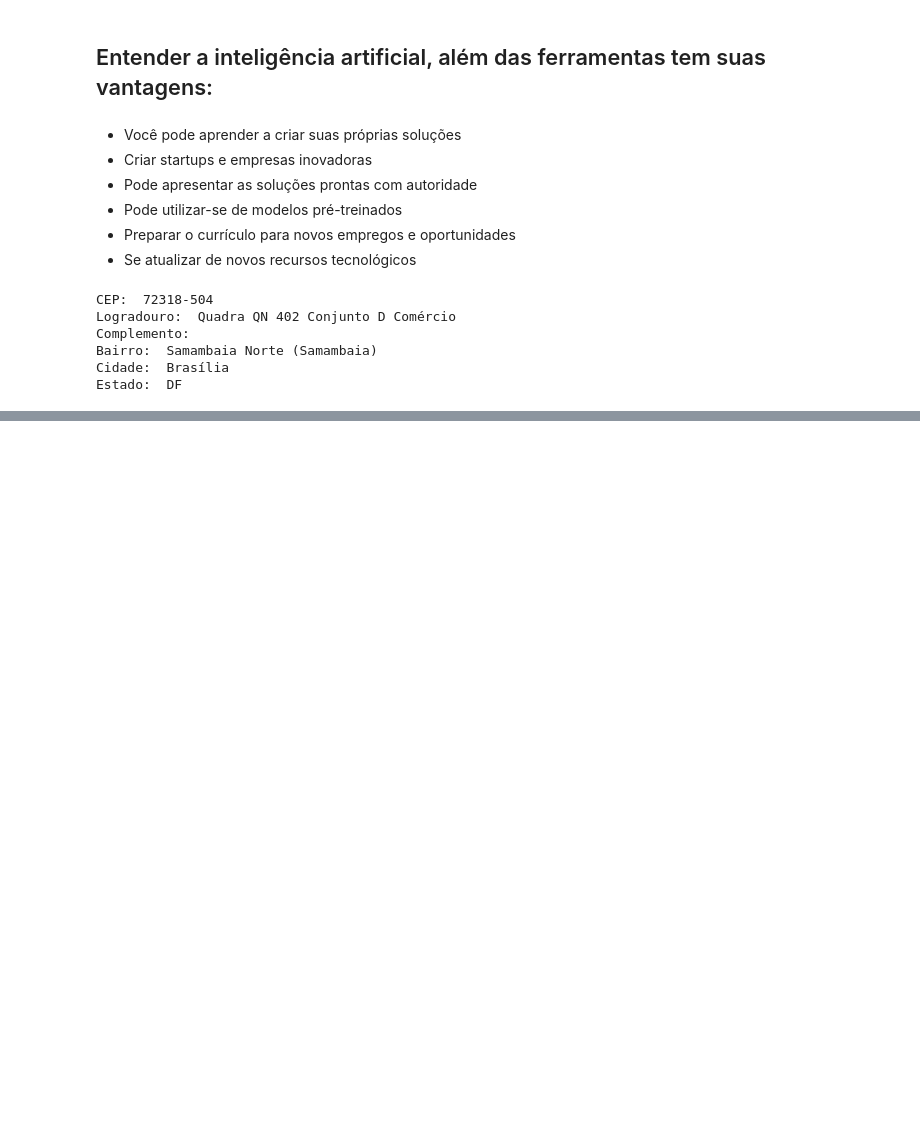
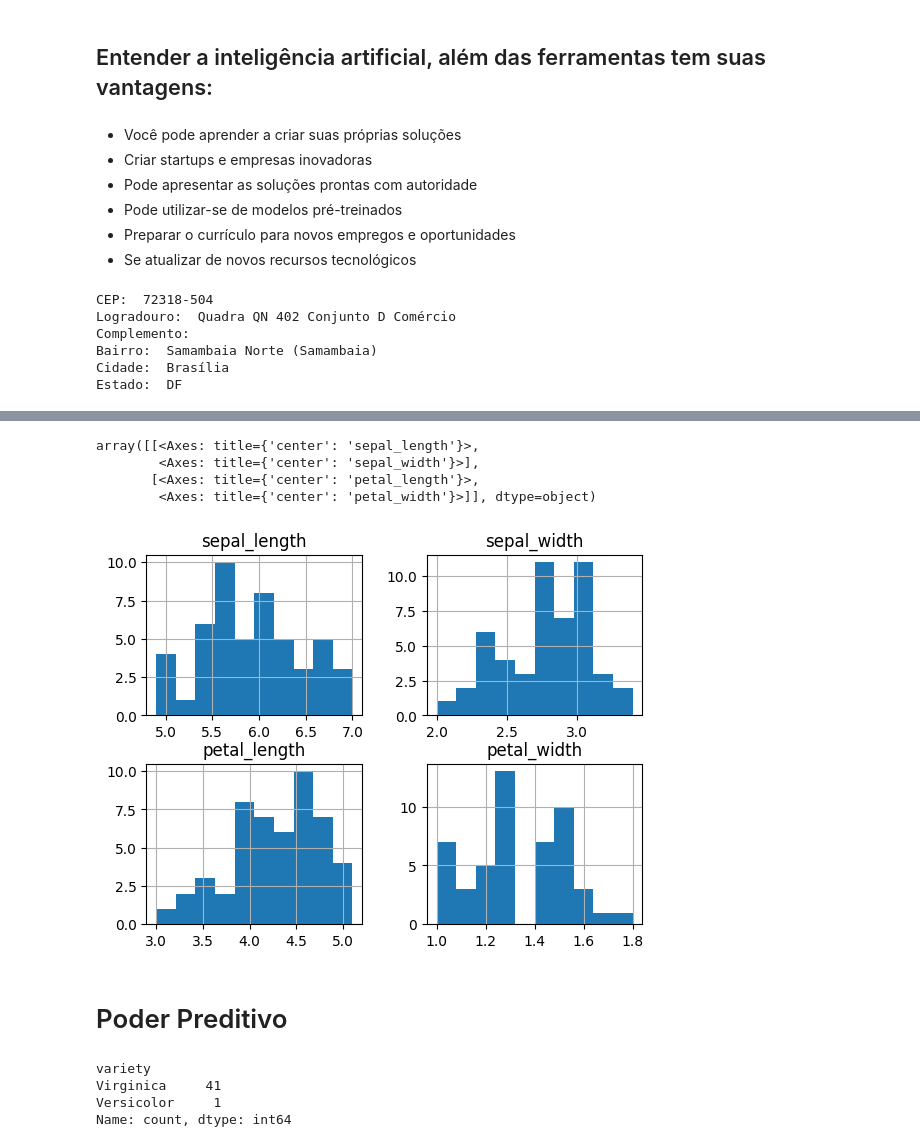
Before and after one commit to GLuizHB/semanatextmining, a Jupyter notebook: notebooks/aula1.ipynb, the cells around one changed output, grey strips where cells are left out. Cells and saved outputs as stored; diff of their text form; code cells hidden in the pictures; blank space fills up the shorter version.

```diff
--- a/notebooks/aula1.ipynb
+++ b/notebooks/aula1.ipynb
@@ -46,0 +126,17 @@ Estado:  DF
+# %%
+df_Versicolor[medidas].hist()
+# %% [output]
+array([[<Axes: title={'center': 'sepal_length'}>,
+        <Axes: title={'center': 'sepal_width'}>],
+       [<Axes: title={'center': 'petal_length'}>,
+        <Axes: title={'center': 'petal_width'}>]], dtype=object)
+[figure, added]
+# %% [markdown]
+# Poder Preditivo
+# %%
+df.query('petal_length > 5')['variety'].value_counts()
+# %% [output]
+variety
+Virginica     41
+Versicolor     1
+Name: count, dtype: int64
```
Also changed, not shown: parts of 18 cells of this notebook, 2 other files.
